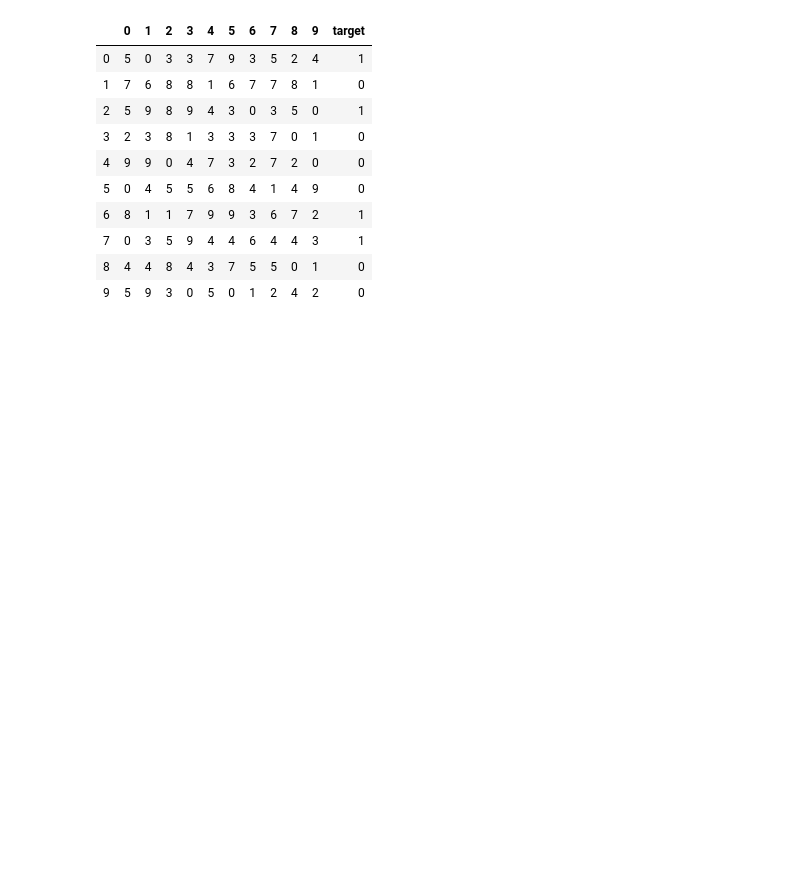
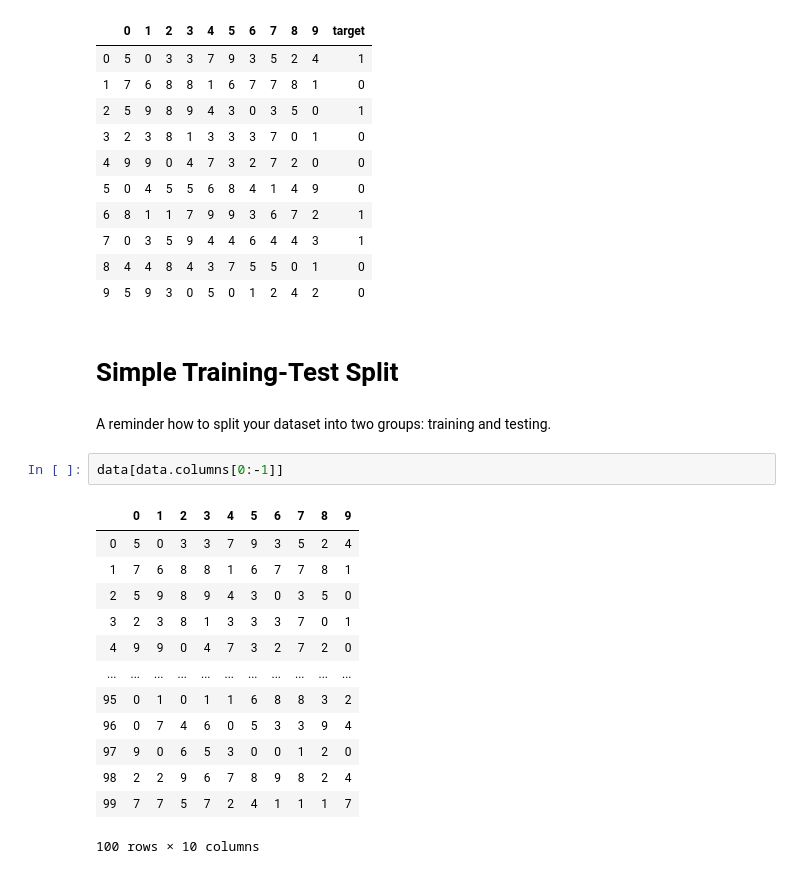
Before and after one commit to malhamid/cross-validation, a Jupyter notebook: Cross-Validation.ipynb, the cells around one changed output. Drawn from its saved outputs; the diff is of its cells as text; blank space fills up the shorter version.

```diff
--- a/Cross-Validation.ipynb
+++ b/Cross-Validation.ipynb
@@ -35,3 +36,23 @@ data.head(10)
 | 7 | 0 | 3 | 5 | 9 | 4 | 4 | 6 | 4 | 4 | 3 | 1 |
 | 8 | 4 | 4 | 8 | 4 | 3 | 7 | 5 | 5 | 0 | 1 | 0 |
 | 9 | 5 | 9 | 3 | 0 | 5 | 0 | 1 | 2 | 4 | 2 | 0 |
+# %% [markdown]
+# Simple Training-Test Split
+# %% [markdown]
+A reminder how to split your dataset into two groups: training and testing.
+# %%
+data[data.columns[0:-1]]
+# %% [output]
+|  | 0 | 1 | 2 | 3 | 4 | 5 | 6 | 7 | 8 | 9 |
+| 0 | 5 | 0 | 3 | 3 | 7 | 9 | 3 | 5 | 2 | 4 |
+| 1 | 7 | 6 | 8 | 8 | 1 | 6 | 7 | 7 | 8 | 1 |
+| 2 | 5 | 9 | 8 | 9 | 4 | 3 | 0 | 3 | 5 | 0 |
+| 3 | 2 | 3 | 8 | 1 | 3 | 3 | 3 | 7 | 0 | 1 |
+| 4 | 9 | 9 | 0 | 4 | 7 | 3 | 2 | 7 | 2 | 0 |
+| ... | ... | ... | ... | ... | ... | ... | ... | ... | ... | ... |
+| 95 | 0 | 1 | 0 | 1 | 1 | 6 | 8 | 8 | 3 | 2 |
+| 96 | 0 | 7 | 4 | 6 | 0 | 5 | 3 | 3 | 9 | 4 |
+| 97 | 9 | 0 | 6 | 5 | 3 | 0 | 0 | 1 | 2 | 0 |
+| 98 | 2 | 2 | 9 | 6 | 7 | 8 | 9 | 8 | 2 | 4 |
+| 99 | 7 | 7 | 5 | 7 | 2 | 4 | 1 | 1 | 1 | 7 |
+100 rows × 10 columns
```
Also changed, not shown: parts of 19 cells of this notebook.
